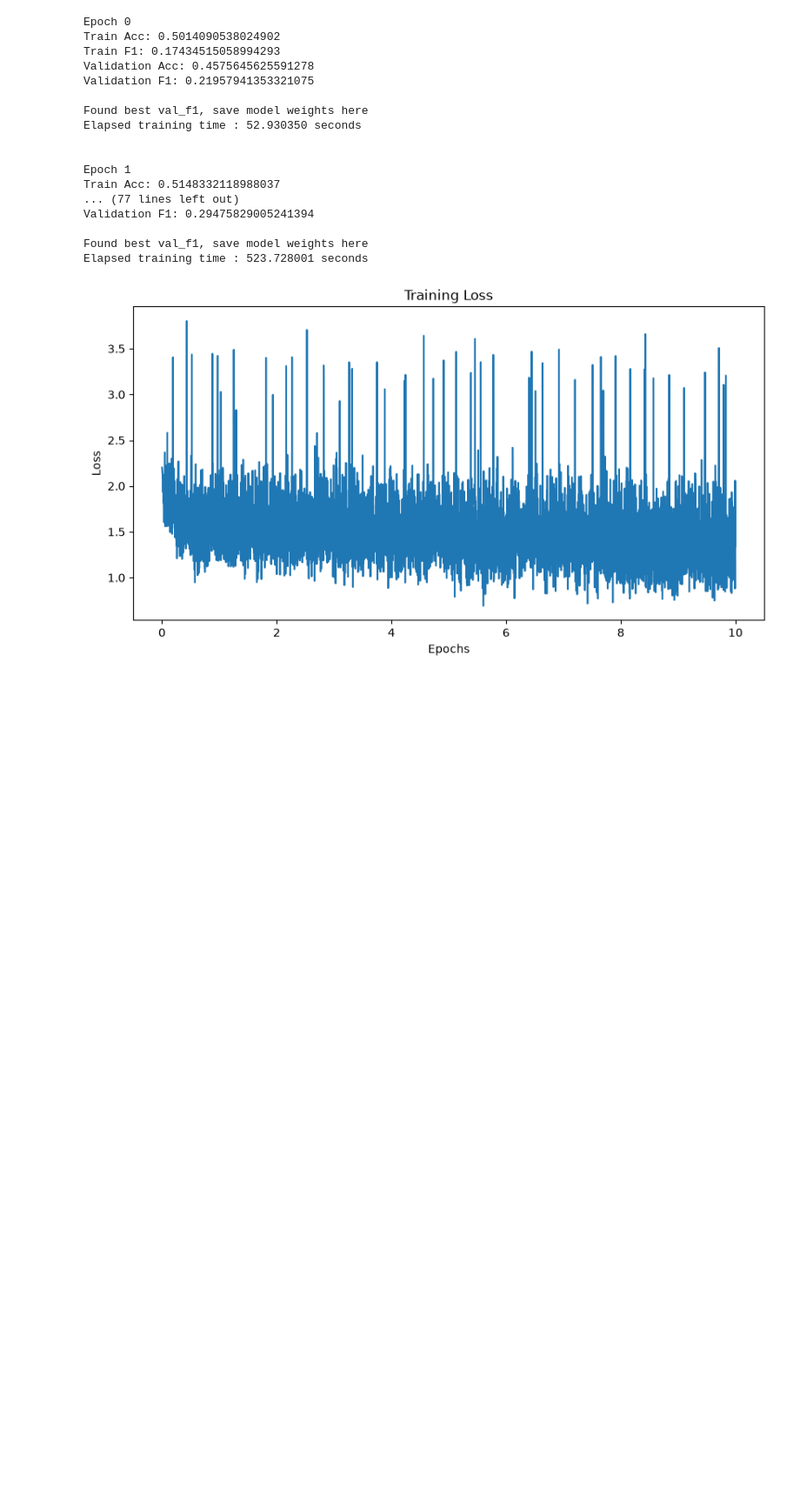
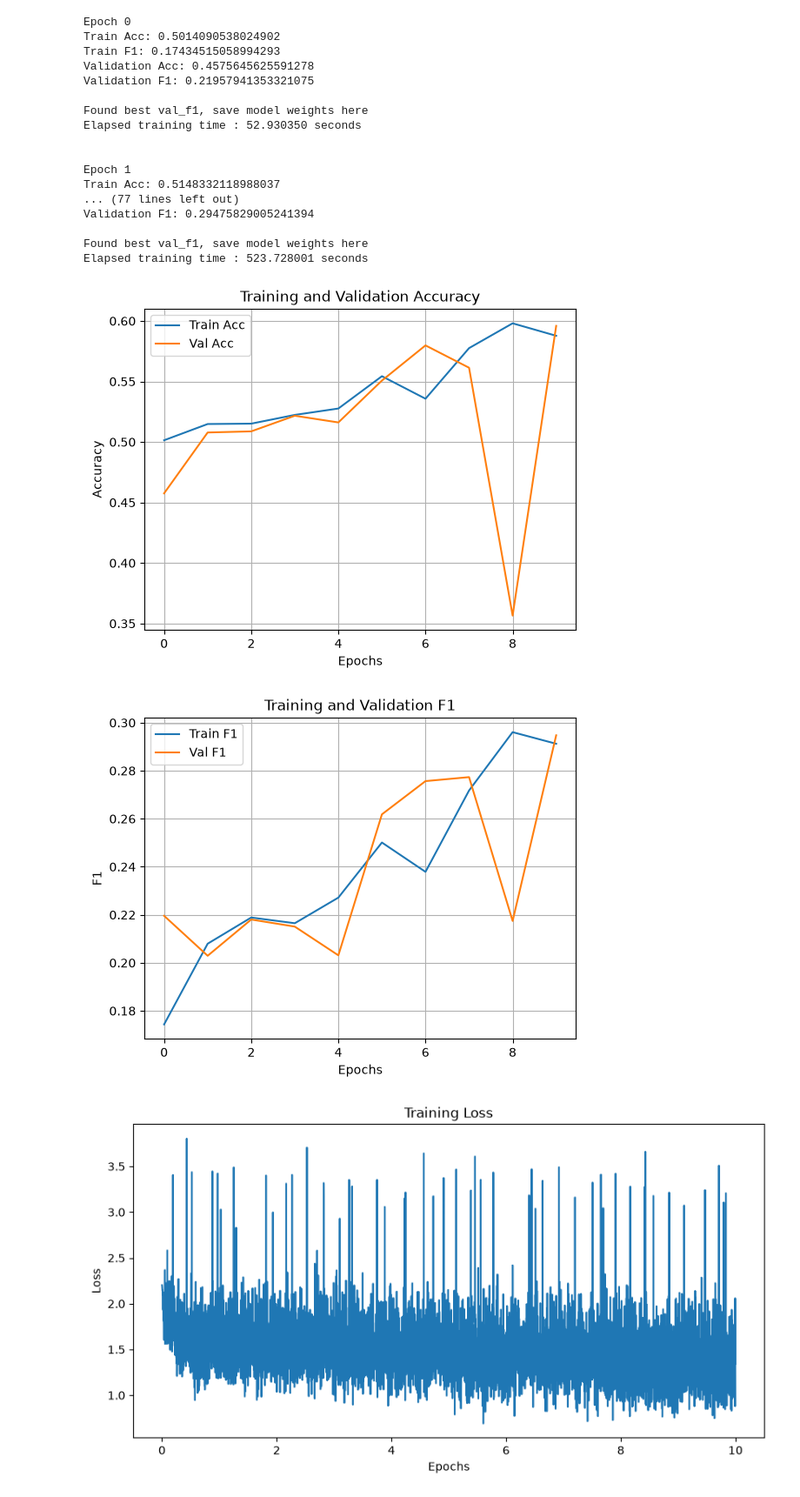
Before and after one commit to craig90/TransposonMachineLearning, a Jupyter notebook: LSTM.ipynb, the cells around one changed output. Shown at 87% size. Saved outputs shown, nothing was run; the diff lists cells and outputs as text; code cells hidden in the pictures; blank space fills up the shorter version.

Commit message:
More graphs

```diff
--- a/LSTM.ipynb
+++ b/LSTM.ipynb
@@ -381,6 +381,37 @@ Validation F1: 0.29475829005241394
 
 Found best val_f1, save model weights here
 Elapsed training time : 523.728001 seconds
+# %%
+x_labels = np.arange(0, n_epochs)
+
+# _ = plt.figure(figsize=(10, 5))
+_ = plt.plot(x_labels, training_acc_logger, label='Train Acc')
+_ = plt.plot(x_labels, val_acc_logger, label="Val Acc")
+
+_ = plt.title("Training and Validation Accuracy")
+_ = plt.xlabel("Epochs")
+_ = plt.ylabel("Accuracy")
+plt.grid(True)
+plt.legend()
+plt.savefig(f"train_val_acc_{learning_rate}_MAX_SEQ_{MAX_SEQ_LENGTH}_epochs_{n_epochs}.png", dpi=200)
+plt.show()
+
+
+
+
+_ = plt.plot(x_labels, training_f1_logger, label="Train F1")
+_ = plt.plot(x_labels, val_f1_logger, label="Val F1")
+
+_ = plt.title("Training and Validation F1")
+_ = plt.xlabel("Epochs")
+_ = plt.ylabel("F1")
+plt.grid(True)
+plt.legend()
+plt.savefig(f"f1_val_acc_{learning_rate}_MAX_SEQ_{MAX_SEQ_LENGTH}_epochs_{n_epochs}.png", dpi=200)
+plt.show()
+# %% [output]
+[figure, added]
+[figure, added]
 # %%
 _ = plt.figure(figsize=(10, 5))
 _ = plt.plot(np.linspace(0, n_epochs, len(training_loss_logger)), training_loss_logger)
```
Also changed, not shown: 1 other file.
